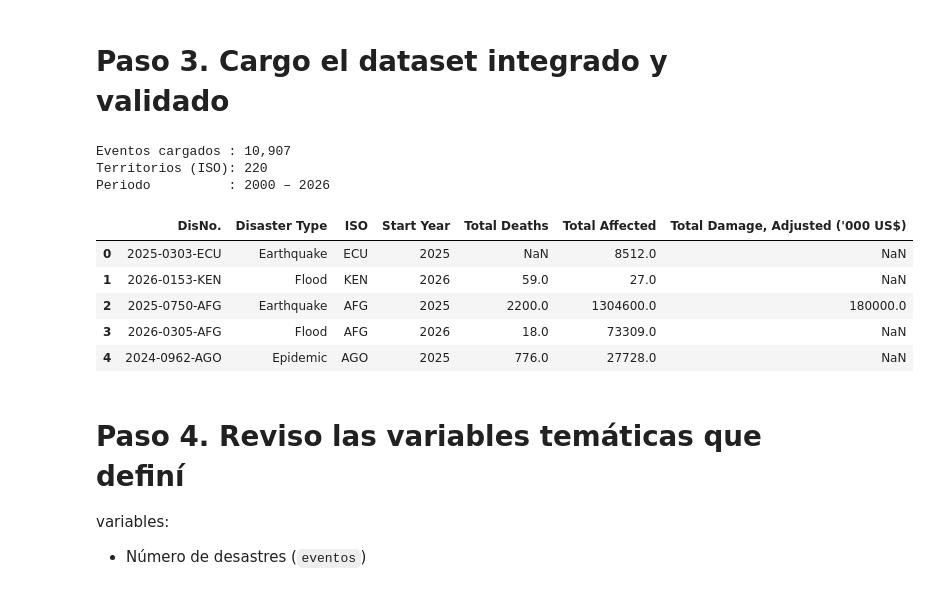
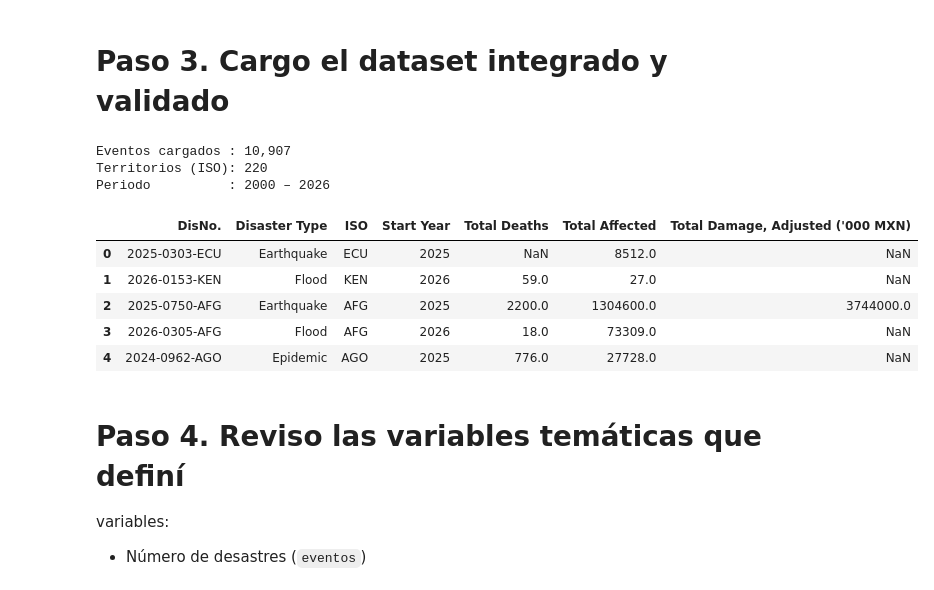
Before and after one commit to JackieCruz07/proyecto-desastres, a Jupyter notebook: notebooks/03_actividad3_capa_tematica.ipynb, the cells around one changed output. Saved outputs shown, nothing was run; the diff lists cells and outputs as text; code cells hidden in the pictures.

```diff
--- a/notebooks/03_actividad3_capa_tematica.ipynb
+++ b/notebooks/03_actividad3_capa_tematica.ipynb
@@ -53,22 +53,22 @@ Raíz del proyecto: C:\Users\itzel\PROYECTO_DESASTRES
 # %%
 from src.config import DATASET_INTEGRADO, MAPA_SHP
 
 df = pd.read_csv(DATASET_INTEGRADO, low_memory=False)
 print(f'Eventos cargados : {len(df):,}')
 print(f'Territorios (ISO): {df["ISO"].nunique()}')
 print(f'Periodo          : {int(df["Start Year"].min())} – {int(df["Start Year"].max())}')
 df[[
     'DisNo.', 'Disaster Type', 'ISO', 'Start Year',
-    'Total Deaths', 'Total Affected', "Total Damage, Adjusted ('000 US$)",
+    'Total Deaths', 'Total Affected', "Total Damage, Adjusted ('000 MXN)",
 ]].head()
 # %% [output]
 Eventos cargados : 10,907
 Territorios (ISO): 220
 Periodo          : 2000 – 2026
-|  | DisNo. | Disaster Type | ISO | Start Year | Total Deaths | Total Affected | Total Damage, Adjusted ('000 US$) |
+|  | DisNo. | Disaster Type | ISO | Start Year | Total Deaths | Total Affected | Total Damage, Adjusted ('000 MXN) |
 | 0 | 2025-0303-ECU | Earthquake | ECU | 2025 | NaN | 8512.0 | NaN |
 | 1 | 2026-0153-KEN | Flood | KEN | 2026 | 59.0 | 27.0 | NaN |
-| 2 | 2025-0750-AFG | Earthquake | AFG | 2025 | 2200.0 | 1304600.0 | 180000.0 |
+| 2 | 2025-0750-AFG | Earthquake | AFG | 2025 | 2200.0 | 1304600.0 | 3744000.0 |
 | 3 | 2026-0305-AFG | Flood | AFG | 2026 | 18.0 | 73309.0 | NaN |
 | 4 | 2024-0962-AGO | Epidemic | AGO | 2025 | 776.0 | 27728.0 | NaN |
 # %% [markdown]
```
Also changed, not shown: parts of 8 cells of this notebook, 29 other files.
